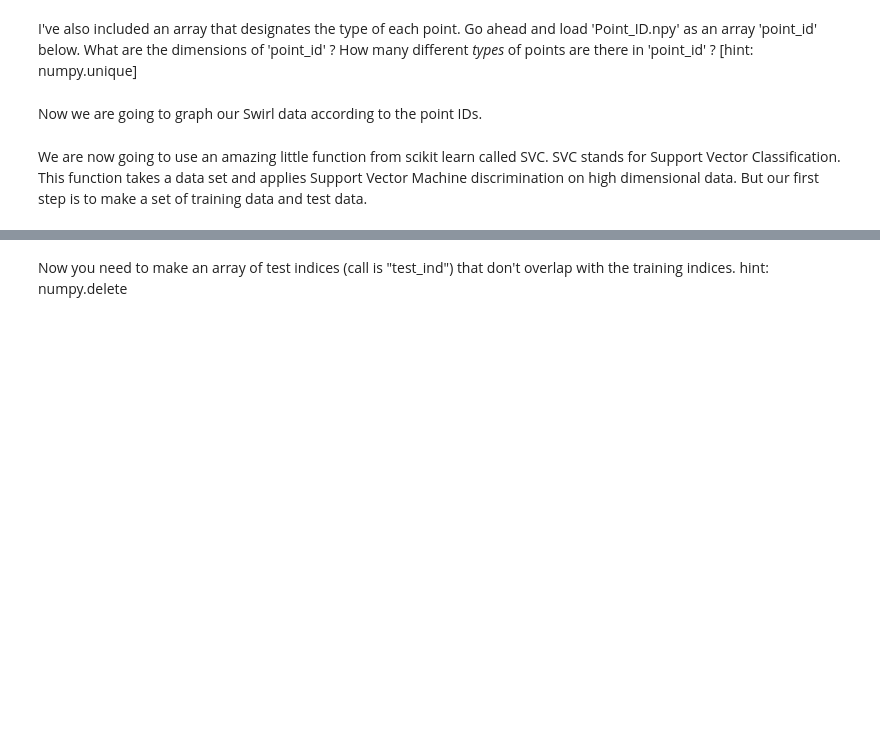
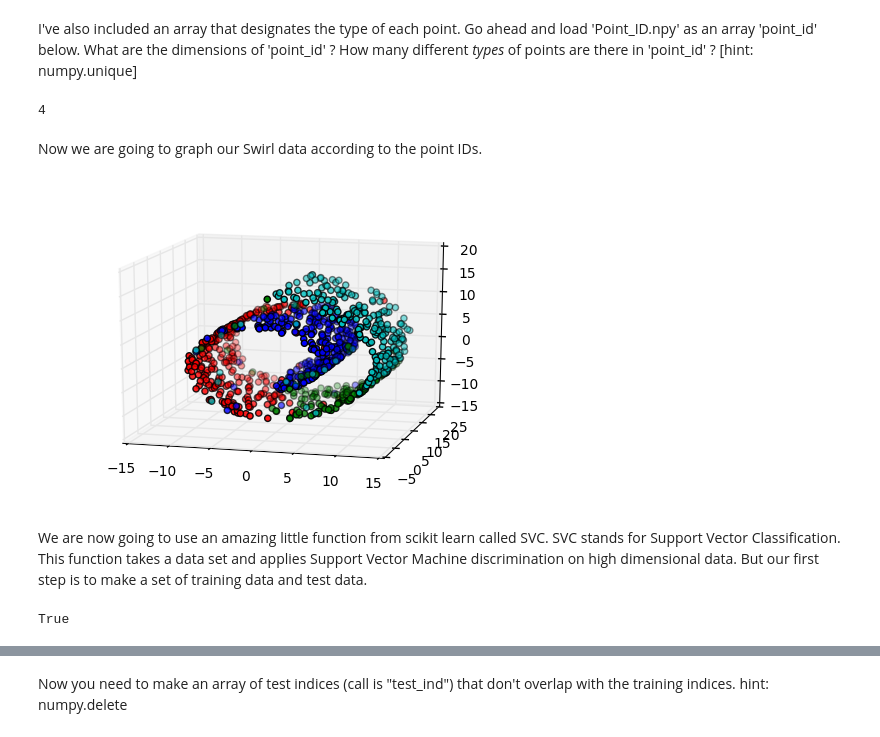
Before and after one commit to cooperii/Week-8-Lab, a Jupyter notebook: Week 8 Lab.ipynb, the cells around one changed output, grey strips where cells are left out. Drawn from its saved outputs; the diff is of its cells as text; code cells hidden in the pictures; blank space fills up the shorter version.

```diff
--- a/Week 8 Lab.ipynb
+++ b/Week 8 Lab.ipynb
@@ -43,24 +46,29 @@ What are the dimensions of 'point_id' ?
 How many different *types* of points are there in 'point_id' ? [hint: numpy.unique]
 # %%
 # code for loading point_id
-
+point_id = np.load('Point_ID.npy')
 # code for finding dimensions of point_id
-
+point_id.shape
 # number of types in point_id
+len(np.unique(point_id))
+# %% [output]
+4
 # %% [markdown]
 Now we are going to graph our Swirl data according to the point IDs.
 # %%
 # sit back and enjoy
 
 fig = plt.figure()
 ax = fig.add_subplot(111, projection='3d')
 #play around with viewing in 3D
 ax.view_init(15, -75)
 color = ['r','b','g','c','m','k']
-for i in np.arange(1,len(np.unique(point_id))):
+for i in np.arange(1,len(np.unique(point_id))+1):
     ax.scatter(Swirl[point_id==i,0],Swirl[point_id==i,1],Swirl[point_id==i,2], c=color[i-1], marker='o')
 
 plt.show()
+# %% [output]
+[figure, added]
 # %% [markdown]
 We are now going to use an amazing little function from scikit learn called SVC. SVC stands for Support Vector Classification. This function takes a data set and applies Support Vector Machine discrimination on high dimensional data. But our first step is to make a set of training data and test data.
 # %%
@@ -71,7 +79,9 @@ len(point_id)==len(Swirl)
 # For my training data, I want a set of indices randomly selected from 0 to 1000, non-inclusive.
 # I'll make my training data 90% of the total data set.
 train_ind = np.random.choice(np.arange(0,len(point_id)), size=(len(point_id)*0.9), replace=False, p=None)
-
+train_ind
 # check train_ind to make sure it is the proper length and contains no repeats [hint: use set() and a Boolean]
-
+len(np.unique(train_ind)) == len(train_ind)
 # your code here
+# %% [output]
+True
```
Also changed, not shown: parts of 9 cells of this notebook.
